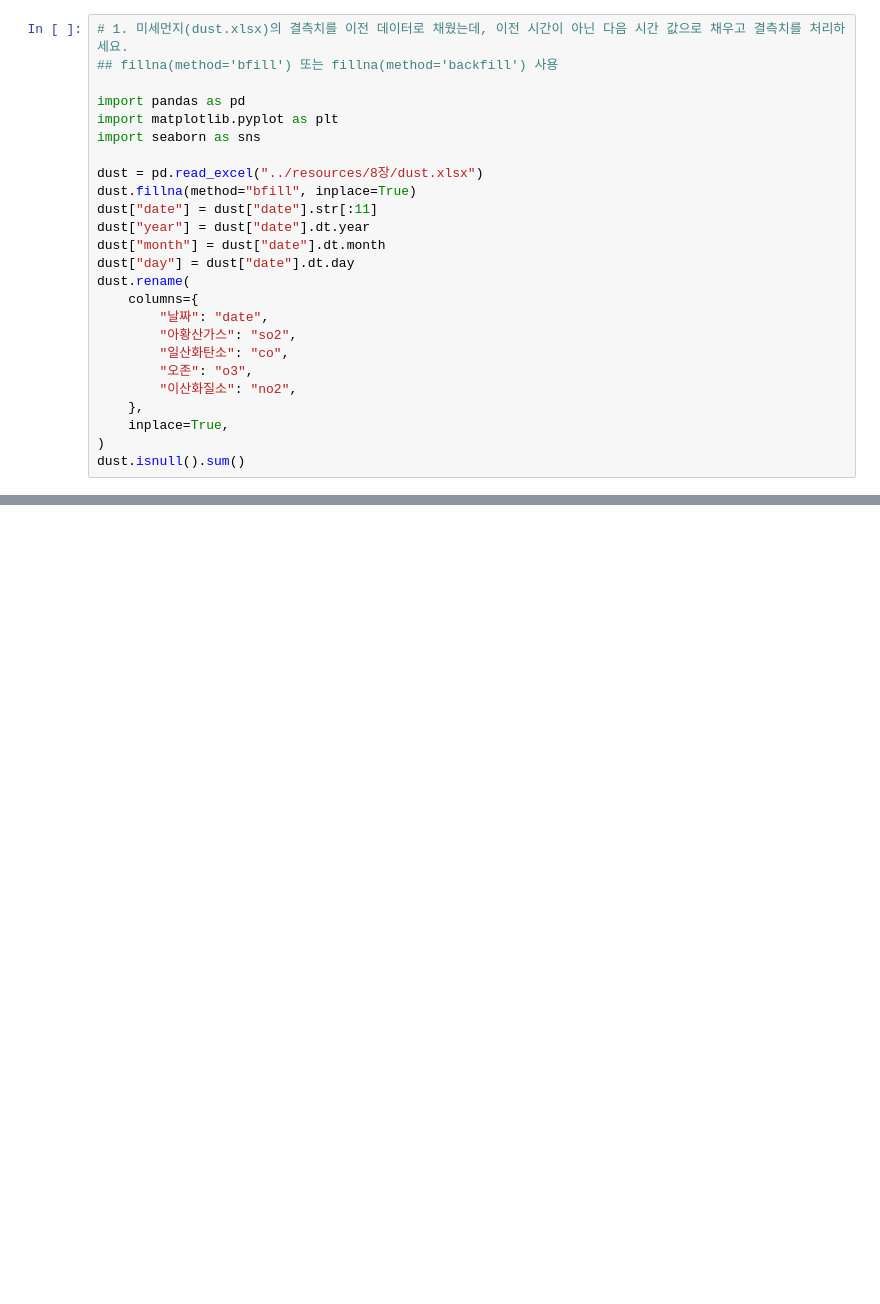
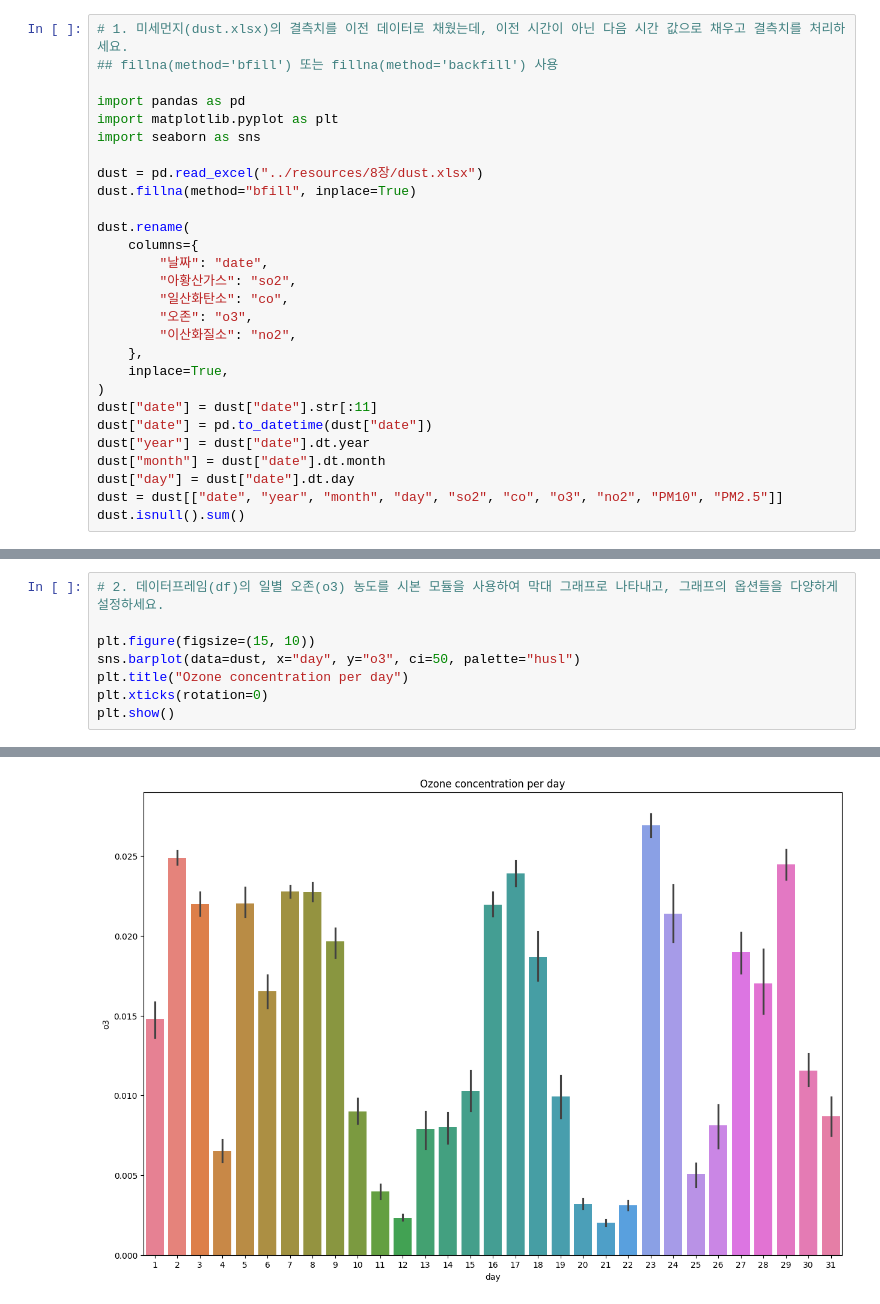
Before and after one commit to one-west/Data_Analyze, a Jupyter notebook: 8장/Exapmle_Qz.ipynb, the cells around one changed output, grey strips where cells are left out. Saved outputs shown, nothing was run; the diff lists cells and outputs as text; blank space fills up the shorter version.

```diff
--- a/8장/Exapmle_Qz.ipynb
+++ b/8장/Exapmle_Qz.ipynb
@@ -8,10 +8,7 @@ import seaborn as sns
 
 dust = pd.read_excel("../resources/8장/dust.xlsx")
 dust.fillna(method="bfill", inplace=True)
-dust["date"] = dust["date"].str[:11]
-dust["year"] = dust["date"].dt.year
-dust["month"] = dust["date"].dt.month
-dust["day"] = dust["date"].dt.day
+
 dust.rename(
     columns={
         "날짜": "date",
@@ -22,5 +19,11 @@ dust.rename(
     },
     inplace=True,
 )
+dust["date"] = dust["date"].str[:11]
+dust["date"] = pd.to_datetime(dust["date"])
+dust["year"] = dust["date"].dt.year
+dust["month"] = dust["date"].dt.month
+dust["day"] = dust["date"].dt.day
+dust = dust[["date", "year", "month", "day", "so2", "co", "o3", "no2", "PM10", "PM2.5"]]
 dust.isnull().sum()
 # %% [output]
@@ -27,0 +36,9 @@ KeyError: 'date'
+# %%
+# 2. 데이터프레임(df)의 일별 오존(o3) 농도를 시본 모듈을 사용하여 막대 그래프로 나타내고, 그래프의 옵션들을 다양하게 설정하세요.
+
+plt.figure(figsize=(15, 10))
+sns.barplot(data=dust, x="day", y="o3", ci=50, palette="husl")
+plt.title("Ozone concentration per day")
+plt.xticks(rotation=0)
+plt.show()
+# %% [output]
@@ -27,0 +52 @@ KeyError: 'date'
+[figure, added]
```
Also changed, not shown: parts of 4 cells of this notebook.
